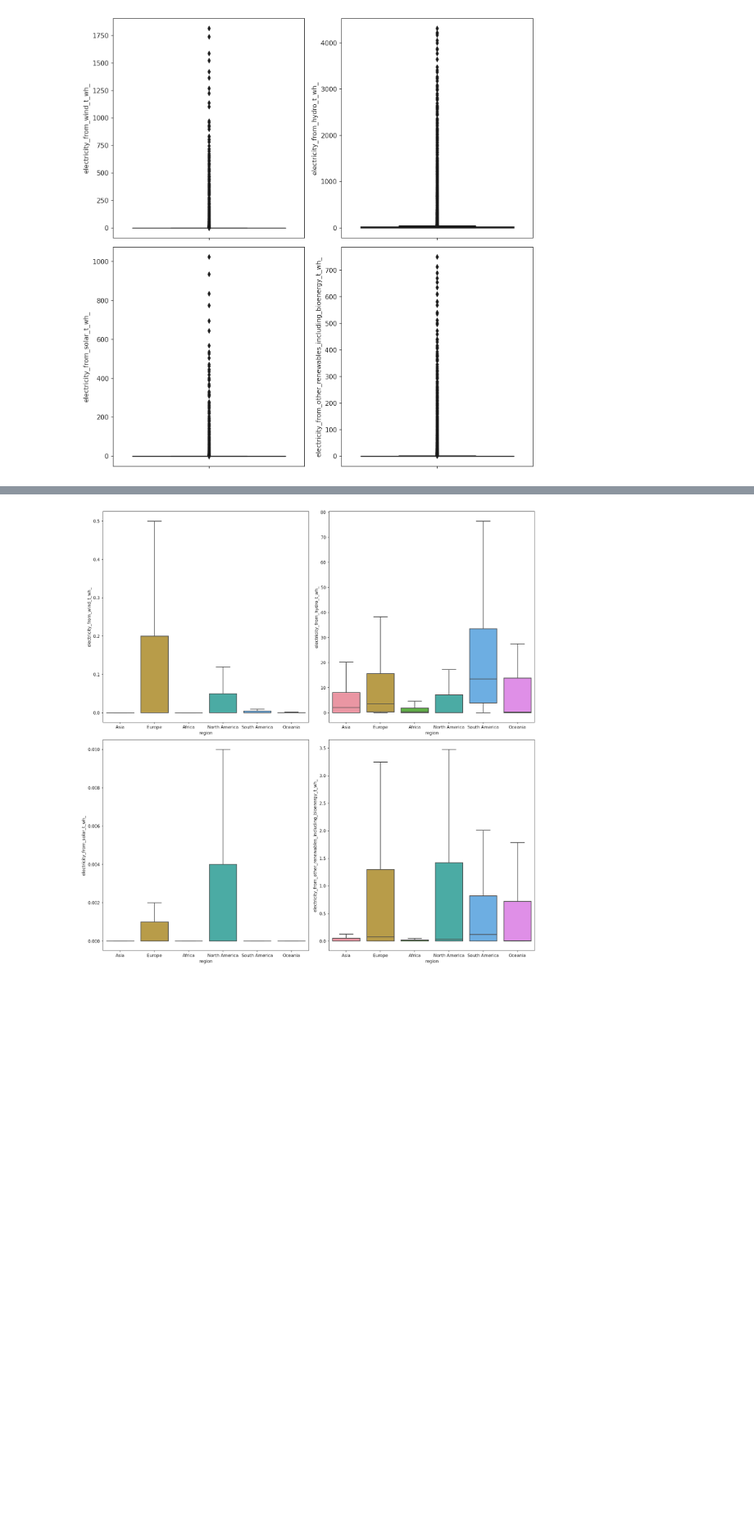
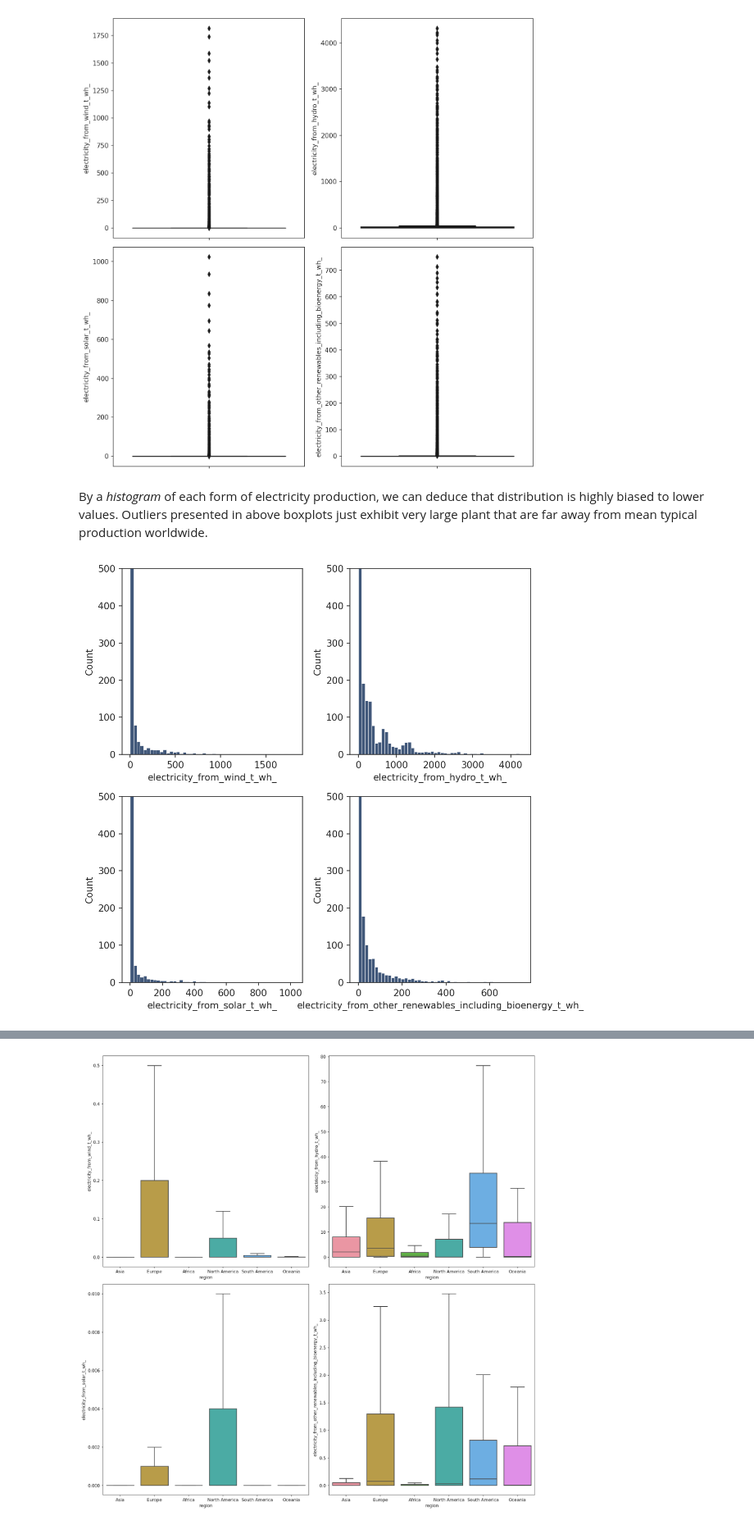
Before and after one commit to fenilenvinileno97/linear_regression, a Jupyter notebook: 4-final-project.ipynb, the cells around one changed output, grey strips where cells are left out. Shown at 82% size. Saved outputs shown, nothing was run; the diff lists cells and outputs as text; code cells hidden in the pictures; blank space fills up the shorter version.

```diff
--- a/4-final-project.ipynb
+++ b/4-final-project.ipynb
@@ -178,3 +178,17 @@ plt.tight_layout()
 plt.show()
 # %% [output]
 [figure]
+# %% [markdown]
+By a _histogram_ of each form of electricity production, we can deduce that distribution is highly biased to lower values. Outliers presented in above boxplots just exhibit very large plant that are far away from mean typical production worldwide.
+# %%
+fig, axis = plt.subplots(nrows=2, ncols=2, figsize=(7, 7), dpi=150)
+sns.histplot(data=mprod_df, x="electricity_from_wind_t_wh_", ax=axis.flat[0], bins=50)
+sns.histplot(data=mprod_df, x="electricity_from_hydro_t_wh_", ax=axis.flat[1], bins=50)
+sns.histplot(data=mprod_df, x="electricity_from_solar_t_wh_", ax=axis.flat[2], bins=50)
+sns.histplot(data=mprod_df, x="electricity_from_other_renewables_including_bioenergy_t_wh_", ax=axis.flat[3], bins=50)
+for ax in axis.flat:
+    ax.set_ylim(0, 500) # A 15% of scale
+plt.tight_layout()
+plt.show()
+# %% [output]
+[figure, added]
```
Also changed, not shown: parts of 5 cells of this notebook.
